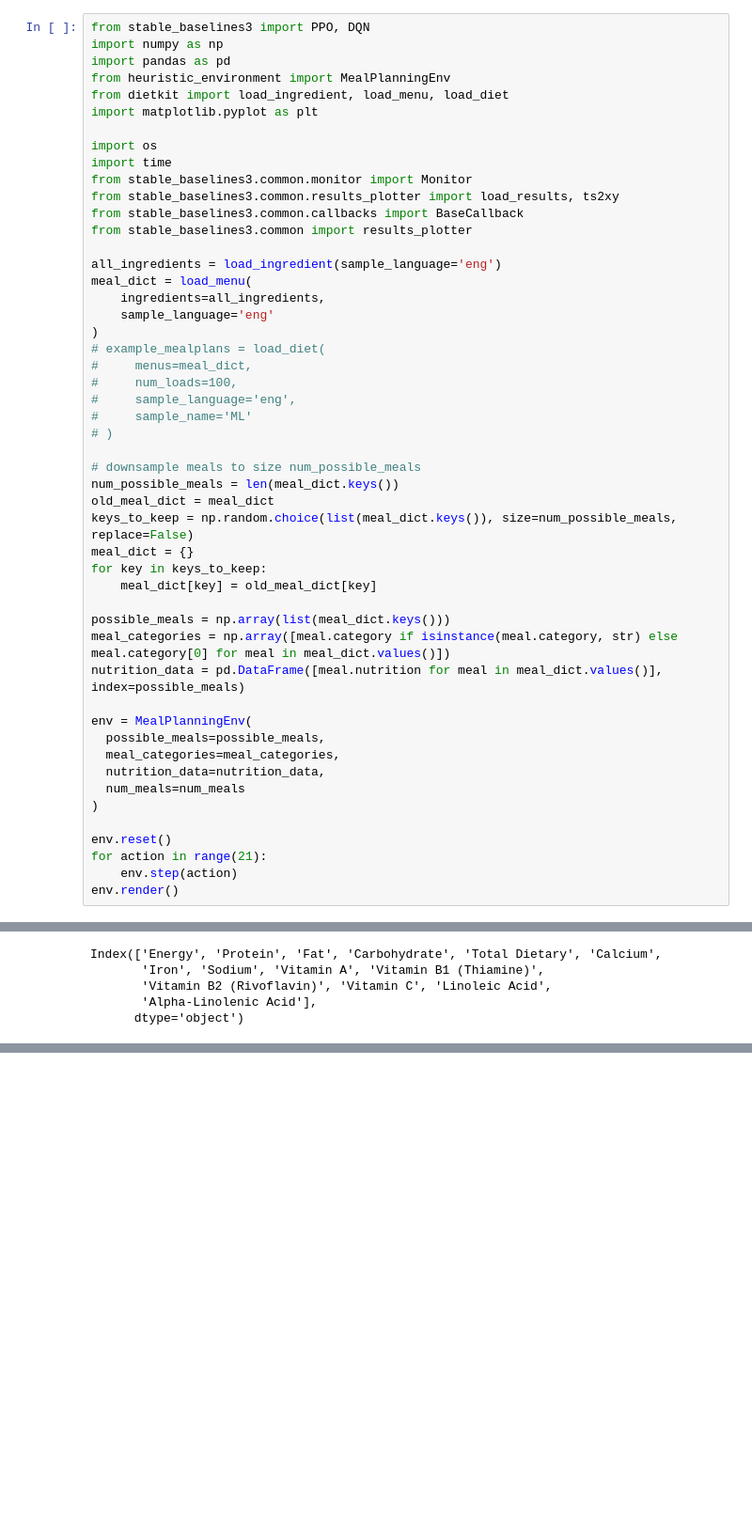
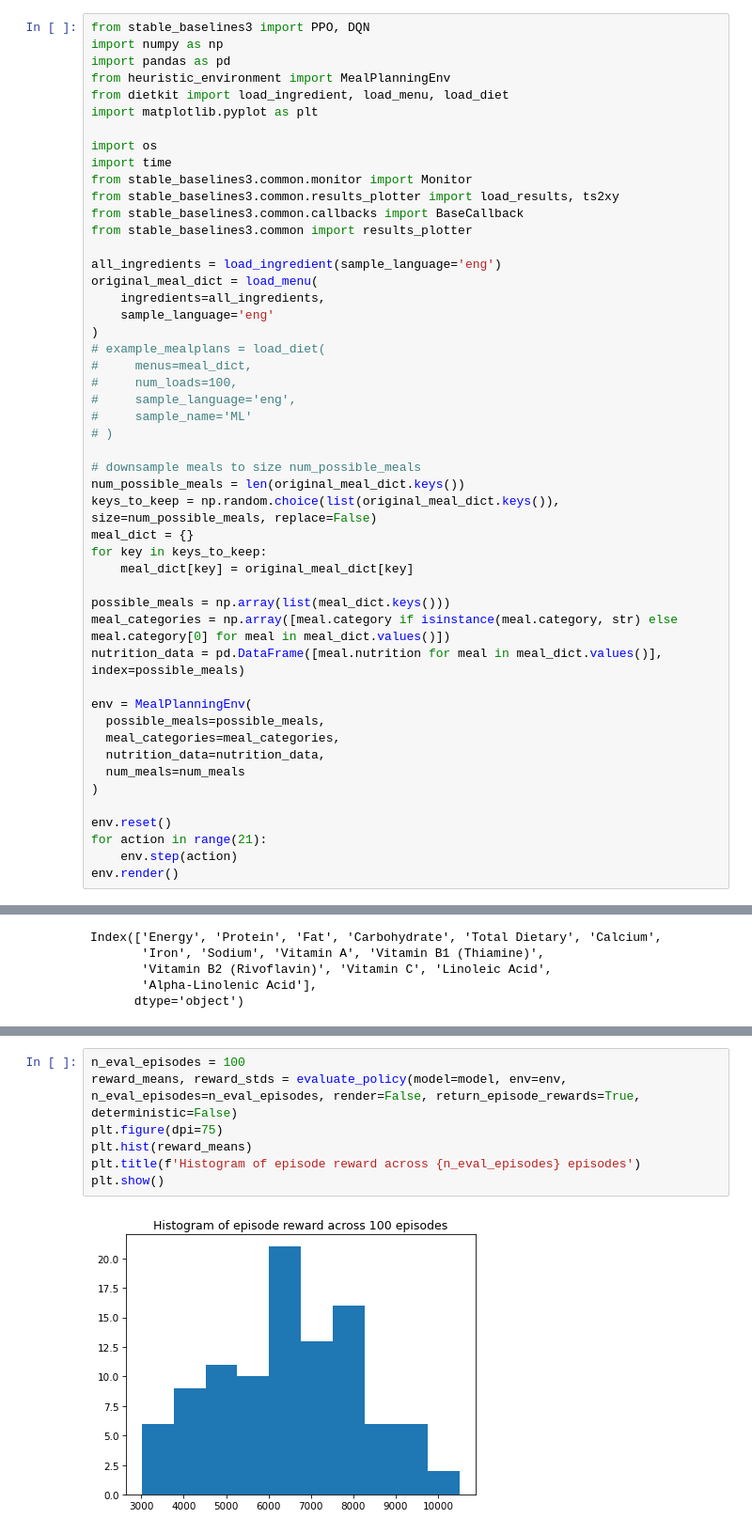
Before and after one commit to lurosenb/five_jelly_donuts, a Jupyter notebook: heuristic_ppo_agent.ipynb, the cells around one changed output, grey strips where cells are left out. Shown at 94% size. Saved outputs shown, nothing was run; the diff lists cells and outputs as text; blank space fills up the shorter version.

```diff
--- a/heuristic_ppo_agent.ipynb
+++ b/heuristic_ppo_agent.ipynb
@@ -263,7 +261,7 @@ from stable_baselines3.common.callbacks import BaseCallback
 from stable_baselines3.common import results_plotter
 
 all_ingredients = load_ingredient(sample_language='eng')
-meal_dict = load_menu(
+original_meal_dict = load_menu(
     ingredients=all_ingredients,
     sample_language='eng'
 )
@@ -275,12 +273,11 @@ meal_dict = load_menu(
 # )
 
 # downsample meals to size num_possible_meals
-num_possible_meals = len(meal_dict.keys())
-old_meal_dict = meal_dict
-keys_to_keep = np.random.choice(list(meal_dict.keys()), size=num_possible_meals, replace=False)
+num_possible_meals = len(original_meal_dict.keys())
+keys_to_keep = np.random.choice(list(original_meal_dict.keys()), size=num_possible_meals, replace=False)
 meal_dict = {}
 for key in keys_to_keep:
-    meal_dict[key] = old_meal_dict[key]
+    meal_dict[key] = original_meal_dict[key]
 
 possible_meals = np.array(list(meal_dict.keys()))
 meal_categories = np.array([meal.category if isinstance(meal.category, str) else meal.category[0] for meal in meal_dict.values()])
@@ -311,0 +638,9 @@ Index(['Energy', 'Protein', 'Fat', 'Carbohydrate', 'Total Dietary', 'Calcium',
+# %%
+n_eval_episodes = 100
+reward_means, reward_stds = evaluate_policy(model=model, env=env, n_eval_episodes=n_eval_episodes, render=False, return_episode_rewards=True, deterministic=False)
+plt.figure(dpi=75)
+plt.hist(reward_means)
+plt.title(f'Histogram of episode reward across {n_eval_episodes} episodes')
+plt.show()
+# %% [output]
+[figure, added]
```
Also changed, not shown: parts of 9 cells of this notebook, 1 other file.
